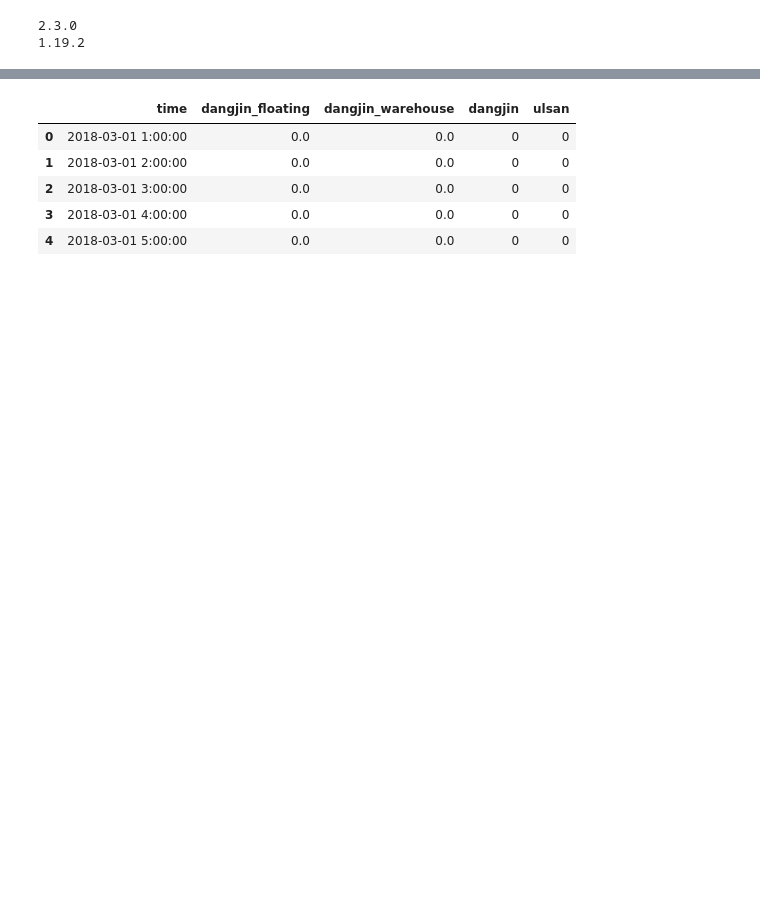
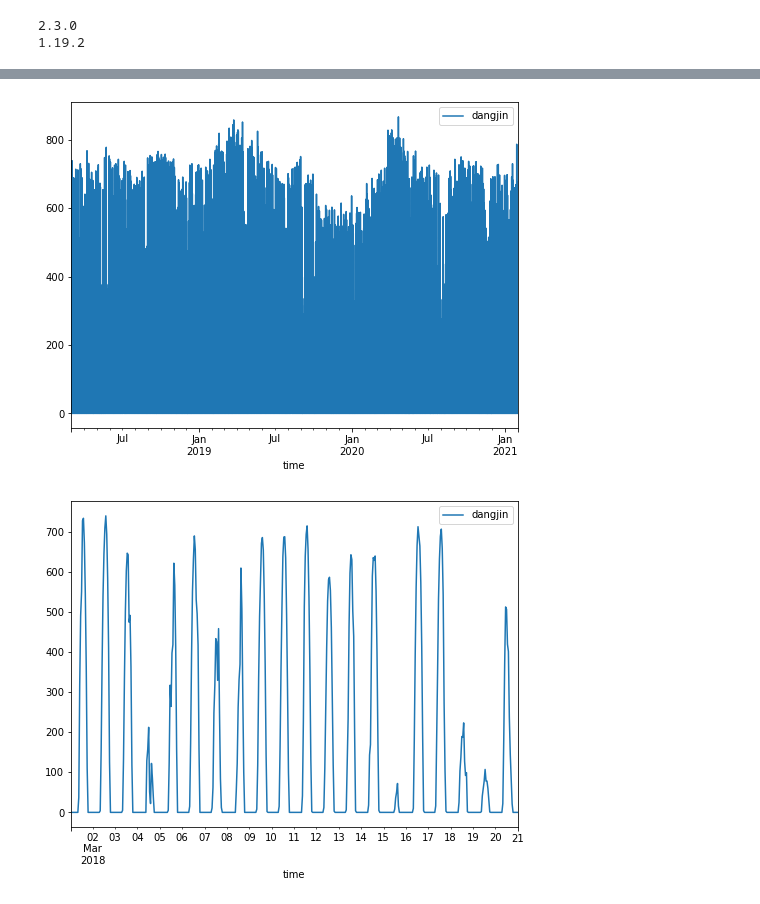
Before and after one commit to jkworldchampion/forecastsolar, a Jupyter notebook: LSTM/practice.ipynb, the cells around one changed output, grey strips where cells are left out. Saved outputs shown, nothing was run; the diff lists cells and outputs as text; code cells hidden in the pictures; blank space fills up the shorter version.

```diff
--- a/LSTM/practice.ipynb
+++ b/LSTM/practice.ipynb
@@ -20,4 +20,5 @@ print(np.__version__)
 2.3.0
 1.19.2
 # %%
-df = pd.read_csv("https://raw.githubusercontent.com/cjfghk5697/forecastsolar/main/csv%20file/energy.csv") # 발전소별 발전량
+df=pd.read_csv('https://raw.githubusercontent.com/cjfghk5697/forecastsolar/main/Timeseries_component_factors/dangjin_csv')
+df.head()
@@ -24,9 +32,14 @@ df = pd.read_csv("https://raw.githubusercontent.com/cjfghk5697/forecastsolar/mai
 # %%
 date_time = pd.to_datetime(df.pop('time'), format='%Y.%m.%d %H:%M:%S')
-# %% [output]
-|  | time | dangjin_floating | dangjin_warehouse | dangjin | ulsan |
-| 0 | 2018-03-01 1:00:00 | 0.0 | 0.0 | 0 | 0 |
-| 1 | 2018-03-01 2:00:00 | 0.0 | 0.0 | 0 | 0 |
-| 2 | 2018-03-01 3:00:00 | 0.0 | 0.0 | 0 | 0 |
-| 3 | 2018-03-01 4:00:00 | 0.0 | 0.0 | 0 | 0 |
-| 4 | 2018-03-01 5:00:00 | 0.0 | 0.0 | 0 | 0 |
+# %%
+plot_cols = ['dangjin']
+plot_features = df[plot_cols]
+plot_features.index = date_time
+_ = plot_features.plot(subplots=True)
+
+plot_features = df[plot_cols][:480]
+plot_features.index = date_time[:480]
+_ = plot_features.plot(subplots=True)
+# %% [output]
+[figure, added]
+[figure, added]
```
Also changed, not shown: parts of 31 cells of this notebook.
